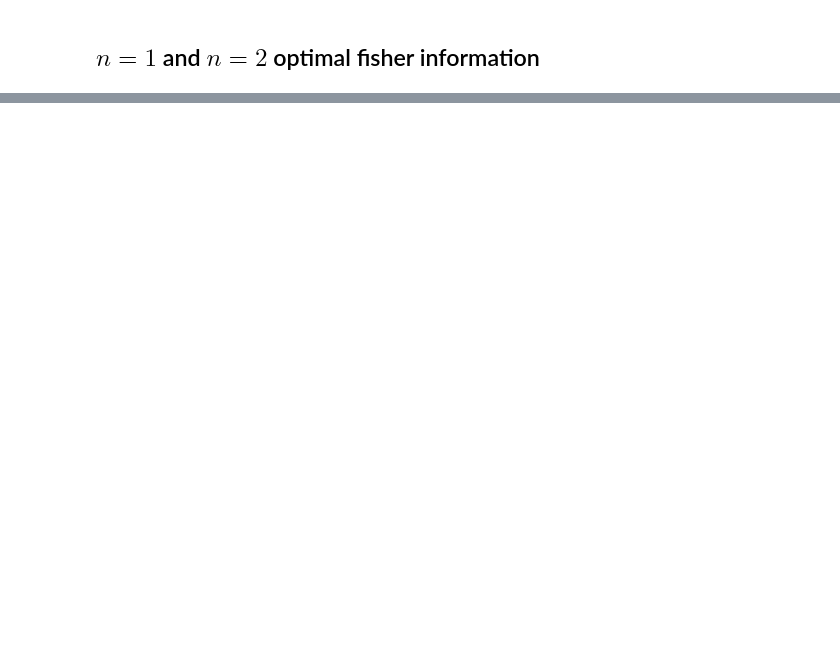
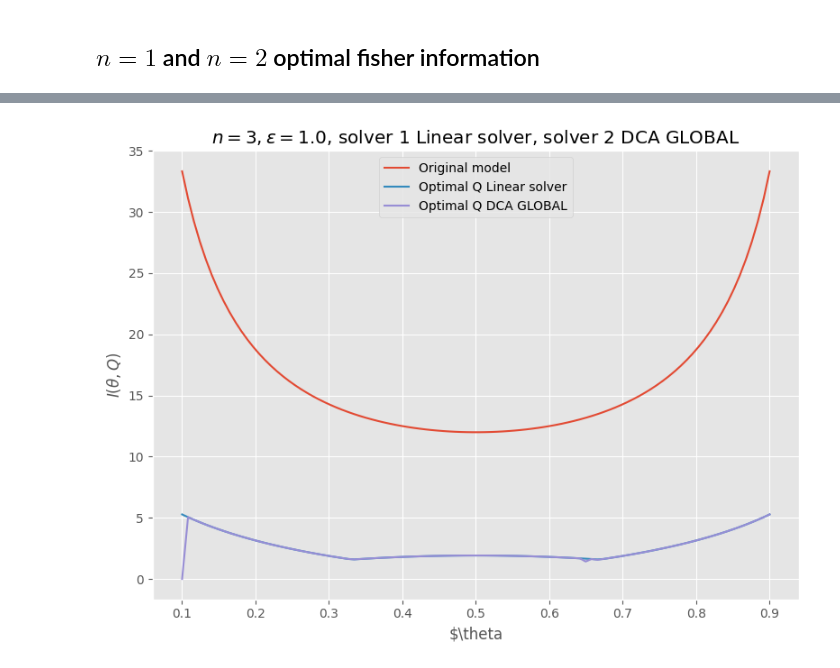
Before and after one commit to MatejVe/locally_efficient_differential_privacy, a Jupyter notebook: globally_convergent_DCA.ipynb, the cells around one changed output, grey strips where cells are left out. Saved outputs shown, nothing was run; the diff lists cells and outputs as text; code cells hidden in the pictures; blank space fills up the shorter version.

```diff
--- a/globally_convergent_DCA.ipynb
+++ b/globally_convergent_DCA.ipynb
@@ -60,0 +71,4 @@ row 2: 0.11920292312117362      9.203555695336263e-10   0.8807970759584708
+# %%
+DP_tester.compare_fisher_two_solvers(linear_solver(), dca_global(), 3, 1.0)
+# %% [output]
+[figure, added]
```
Also changed, not shown: parts of 8 cells of this notebook, 2 other files.
